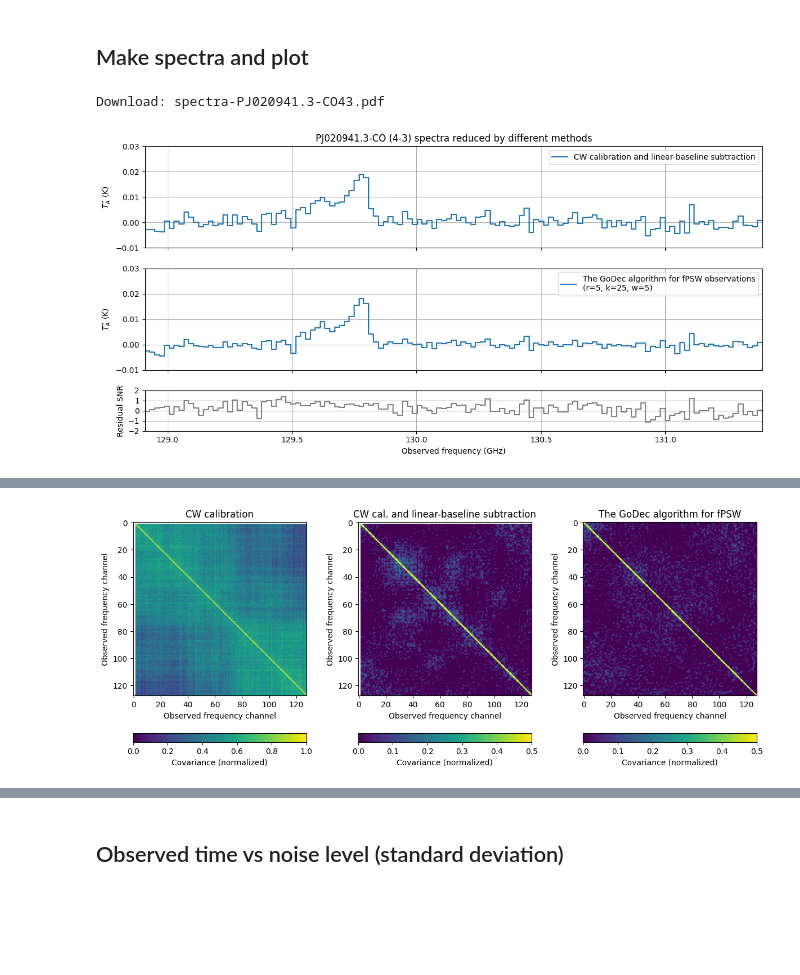
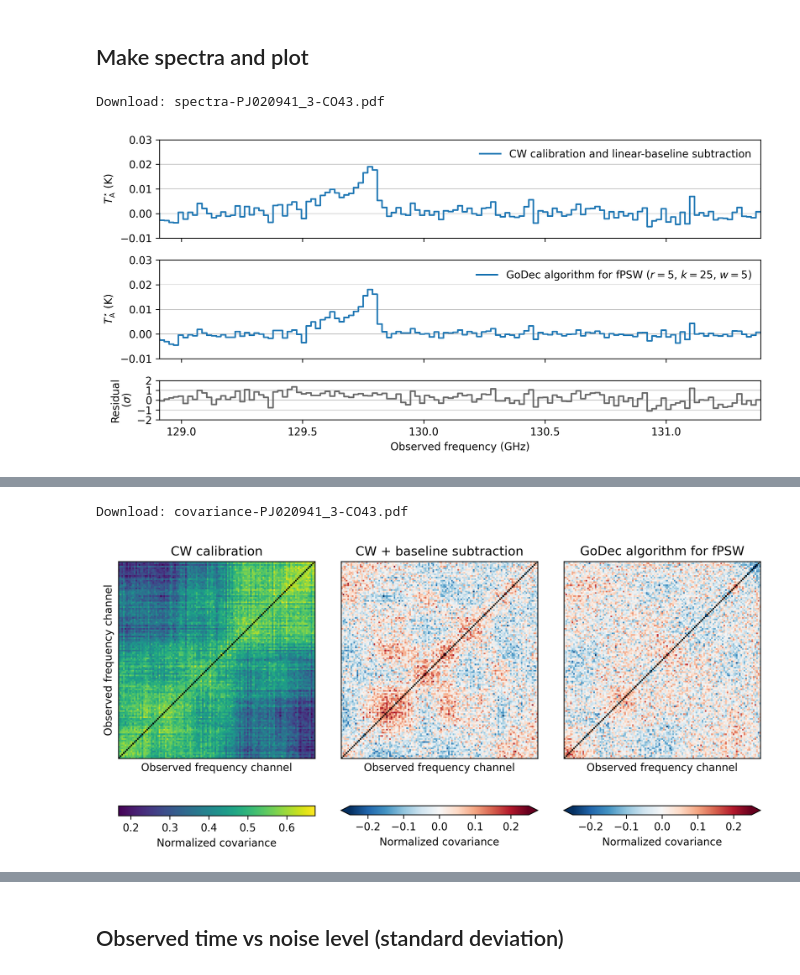
Before and after one commit to astropenguin/taniguchi-2021-analysis, a Jupyter notebook: notes/2020-05-07/analysis-PJ020941.3-CO43.ipynb, the cells around one changed output, grey strips where cells are left out. Cells and saved outputs as stored; diff of their text form; code cells hidden in the pictures; blank space fills up the shorter version.

```diff
--- a/notes/2020-05-07/analysis-PJ020941.3-CO43.ipynb
+++ b/notes/2020-05-07/analysis-PJ020941.3-CO43.ipynb
@@ -13,7 +13,9 @@ def find_path(dir_path, file_pattern):
 
 def cov(X):
     X_norm = (X - X.mean("t")) / X.std("t")
-    return np.cov(X_norm.T)
+    cov = np.cov(X_norm.T)
+    cov[np.diag_indices_from(cov)] = np.nan
+    return cov
 # %% [markdown]
 ## GoDec algorithm for fPSW observations
 # %%
@@ -133,59 +135,70 @@ cumstd = (T_base.cumsum("t") / xr.ones_like(T_base).cumsum("t")).std("ch")
 cumstd_re = (T_base_re.cumsum("t") / xr.ones_like(T_base_re).cumsum("t")).std("ch")
 cumint = T_base.integtime.cumsum("t")
 # %%
-fig, axes = plt.subplots(3, 1, gridspec_kw={'height_ratios': [2.5, 2.5, 1]}, sharex=True, figsize=(12, 6), dpi=100)
+fig, axes = plt.subplots(3, 1, gridspec_kw={'height_ratios': [2.5, 2.5, 1]}, sharex=True, figsize=(9, 4.5), dpi=300)
 
 ax = axes[0]
 ax.step(spec.ch, spec, label="CW calibration and linear-baseline subtraction")
-ax.set_title(f"{target}-CO (4-3) spectra reduced by different methods")
 ax.set_ylabel(r"$T_{\mathrm{A}}^{\star}$ (K)")
 ax.set_xlim(spec.ch.min(), spec.ch.max())
 ax.set_ylim(-0.01, 0.03)
-ax.legend()
-ax.grid()
+ax.legend(frameon=False)
+ax.grid(axis="y", linewidth=0.5)
 
 ax = axes[1]
-ax.step(spec.ch, spec_re, label=f"The GoDec algorithm for fPSW observations\n(r={r}, k={k}, w={w})")
+ax.step(spec.ch, spec_re, label=f"GoDec algorithm for fPSW ($r={r}$, $k={k}$, $w={w}$)")
 ax.set_ylabel(r"$T_{\mathrm{A}}^{\star}$ (K)")
 ax.set_ylim(-0.01, 0.03)
-ax.legend()
-ax.grid()
+ax.legend(frameon=False)
+ax.grid(axis="y", linewidth=0.5)
 
 ax = axes[2]
-ax.step(spec.ch, (spec-spec_re)/cumstd[-1], color="gray")
+ax.step(spec.ch, (spec-spec_re)/cumstd[-1], color="dimgray")
 ax.set_xlabel("Observed frequency (GHz)")
-ax.set_ylabel("Residual SNR")
+ax.set_ylabel("Residual\n($\sigma$)")
 ax.set_ylim(-2, 2)
 ax.set_yticks([-2, -1, 0, 1, 2])
-ax.grid()
+ax.grid(axis="y", linewidth=0.5)
 
 fig.tight_layout()
-savefig_in_notebook(fig, "spectra-PJ020941.3-CO43.pdf")
+savefig_in_notebook(fig, "spectra-PJ020941_3-CO43.pdf")
 # %% [output]
-Download: spectra-PJ020941.3-CO43.pdf
+Download: spectra-PJ020941_3-CO43.pdf
-[figure, old version]
+[figure, new version]
 # %%
-fig, axes = plt.subplots(1, 3, figsize=(12, 5), dpi=100)
+fig, axes = plt.subplots(1, 3, figsize=(9, 4.5), dpi=300)
+
+cmap = plt.cm.viridis
+cmap.set_bad("black")
+
+cmap_pm = plt.cm.RdBu_r
+cmap_pm.set_bad("black")
 
 ax = axes[0]
-im = ax.imshow(cov(T_cal_org), vmin=0, vmax=1)
+im = ax.imshow(cov(T_cal_org)[1:, 1:], origin="lower", cmap=cmap)
+fig.colorbar(im, ax=ax, orientation="horizontal", label="Normalized covariance")
 ax.set_title("CW calibration")
-fig.colorbar(im, ax=ax, orientation="horizontal", label="Covariance (normalized)")
 
 ax = axes[1]
-im = ax.imshow(cov(T_cal), vmin=0, vmax=0.5)
-ax.set_title("CW cal. and linear-baseline subtraction")
-fig.colorbar(im, ax=ax, orientation="horizontal", label="Covariance (normalized)")
+im = ax.imshow(cov(T_cal)[1:, 1:], origin="lower", cmap=cmap_pm, vmin=-0.25, vmax=0.25)
+fig.colorbar(im, ax=ax, orientation="horizontal", extend="both", label="Normalized covariance")
+ax.set_title("CW + baseline subtraction")
 
 ax = axes[2]
-im = ax.imshow(cov(T_cal_re), vmin=0, vmax=0.5)
-ax.set_title("The GoDec algorithm for fPSW")
-fig.colorbar(im, ax=ax, orientation="horizontal", label="Covariance (normalized)")
+im = ax.imshow(cov(T_cal_re)[1:, 1:], origin="lower", cmap=cmap_pm, vmin=-0.25, vmax=0.25)
+fig.colorbar(im, ax=ax, orientation="horizontal", extend="both", label="Normalized covariance")
+ax.set_title("GoDec algorithm for fPSW")
 
-for ax in axes.flatten():
+for i, ax in enumerate(axes.flatten()):
+    ax.set_xticks([])
+    ax.set_yticks([])
     ax.set_xlabel("Observed frequency channel")
-    ax.set_ylabel("Observed frequency channel")
+
+    if i == 0:
+        ax.set_ylabel("Observed frequency channel")
+    else:
+        ax.set_ylabel(" ")
 
 fig.tight_layout()
-savefig_in_notebook(fig, "covariance-PJ020941.3-CO43.pdf")
+savefig_in_notebook(fig, "covariance-PJ020941_3-CO43.pdf")
 # %% [output]
@@ -193 +205,2 @@ savefig_in_notebook(fig, "covariance-PJ020941.3-CO43.pdf")
+Download: covariance-PJ020941_3-CO43.pdf
-[figure, old version]
+[figure, new version]
```
Also changed, not shown: parts of 4 cells of this notebook, 1 other file.
